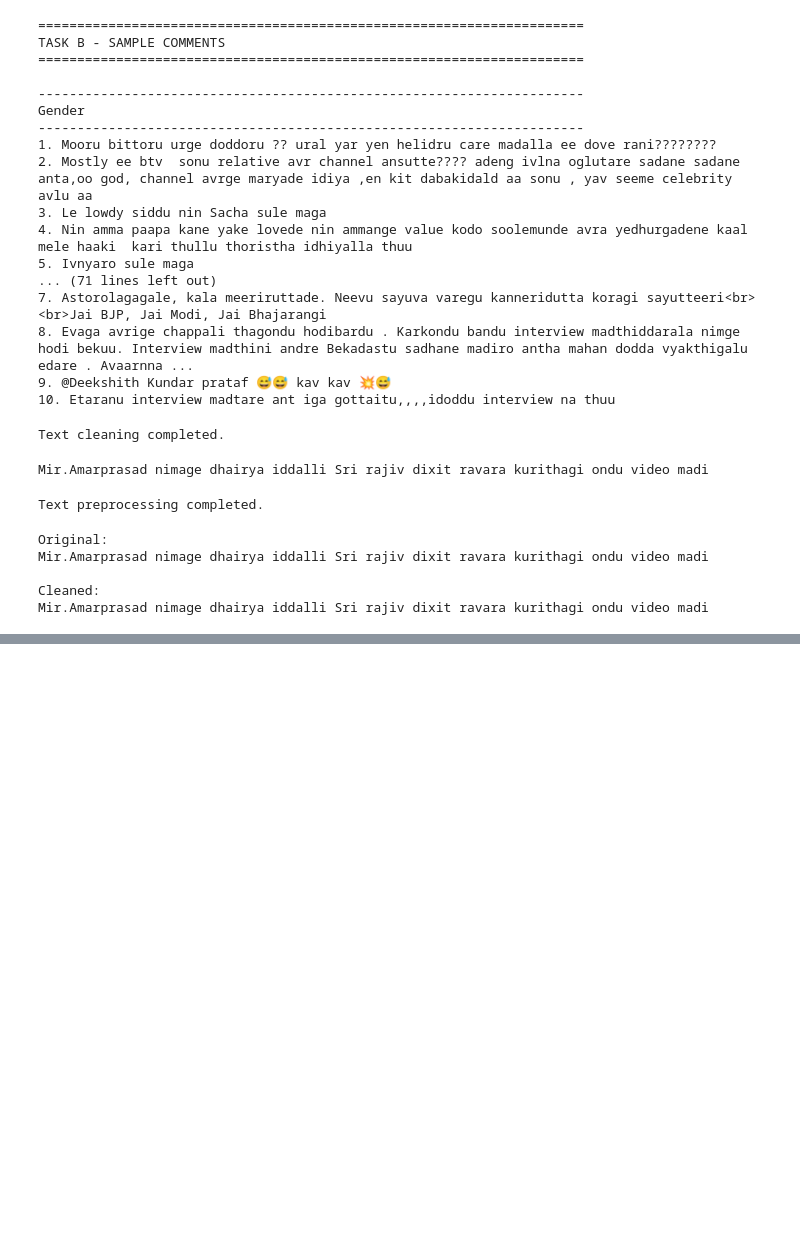
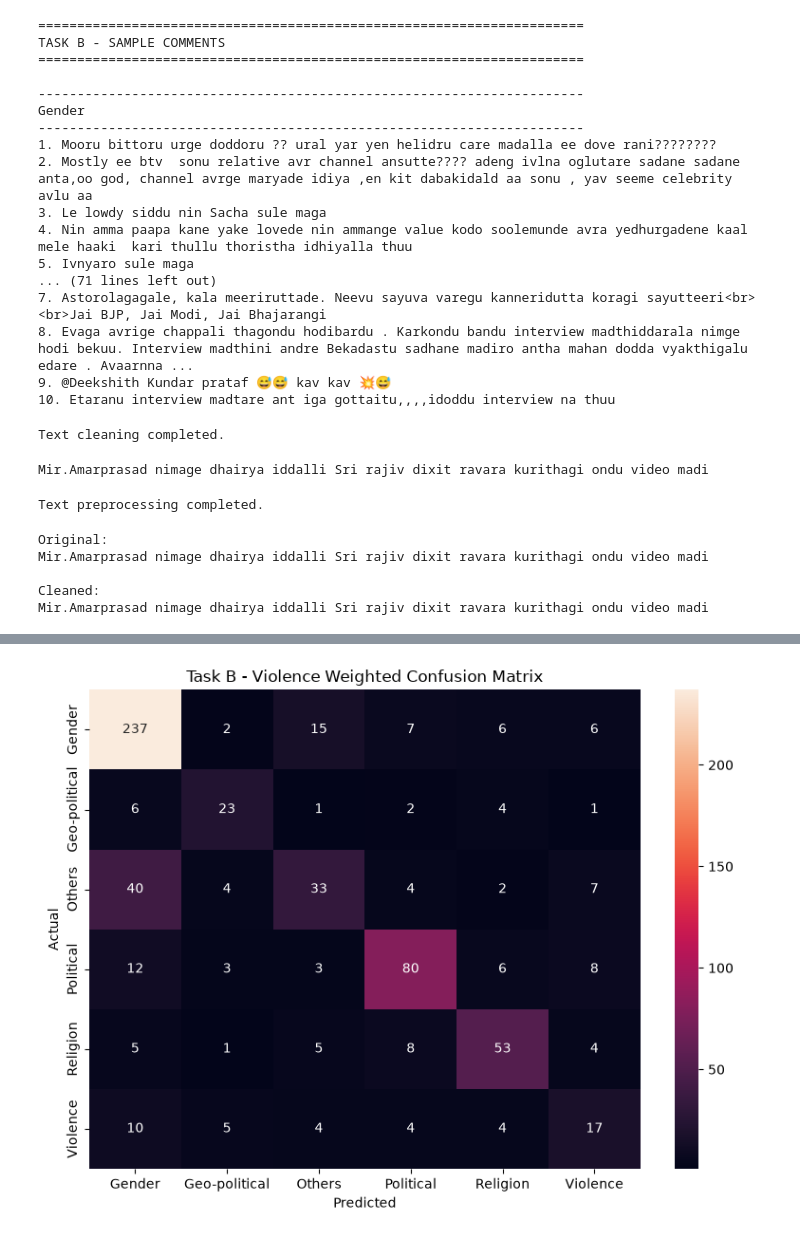
Before and after one commit to shahtaz/hastika, a Jupyter notebook: hastika_v2.ipynb, the cells around one changed output, grey strips where cells are left out. Cells and saved outputs as stored; diff of their text form; code cells hidden in the pictures; blank space fills up the shorter version.

```diff
--- a/hastika_v2.ipynb
+++ b/hastika_v2.ipynb
@@ -764,0 +2625,80 @@ Mir.Amarprasad nimage dhairya iddalli Sri rajiv dixit ravara kurithagi ondu vide
+# %%
+# ============================================================
+# TASK B - EVALUATE BEST VIOLENCE-WEIGHTED MODEL
+# ============================================================
+
+from sklearn.metrics import classification_report, confusion_matrix
+import seaborn as sns
+import matplotlib.pyplot as plt
+
+# Recreate the best model
+best_class_weights = balanced_weights.copy()
+best_class_weights["Violence"] *= 1.75
+
+task_b_violence_weighted = Pipeline([
+    ("tfidf", TfidfVectorizer(
+        analyzer="char",
+        ngram_range=(2, 5),
+        min_df=1,
+        sublinear_tf=True,
+        max_features=100000
+    )),
+    ("classifier", LinearSVC(
+        C=0.25,
+        class_weight=best_class_weights,
+        random_state=42
+    ))
+])
+
+task_b_violence_weighted.fit(
+    X_b_train,
+    y_b_train
+)
+
+y_b_violence_pred = task_b_violence_weighted.predict(X_b_val)
+
+print("=" * 70)
+print("BEST VIOLENCE-WEIGHTED MODEL")
+print("=" * 70)
+
+print(
+    classification_report(
+        y_b_val,
+        y_b_violence_pred,
+        digits=4
+    )
+)
+
+print("Accuracy :", accuracy_score(y_b_val, y_b_violence_pred))
+print(
+    "Macro F1 :",
+    f1_score(
+        y_b_val,
+        y_b_violence_pred,
+        average="macro"
+    )
+)
+
+# Confusion matrix
+cm = confusion_matrix(
+    y_b_val,
+    y_b_violence_pred,
+    labels=sorted(y_b_val.unique())
+)
+
+plt.figure(figsize=(8, 6))
+
+sns.heatmap(
+    cm,
+    annot=True,
+    fmt="d",
+    xticklabels=sorted(y_b_val.unique()),
+    yticklabels=sorted(y_b_val.unique())
+)
+
+plt.xlabel("Predicted")
+plt.ylabel("Actual")
+plt.title("Task B - Violence Weighted Confusion Matrix")
+plt.tight_layout()
+plt.show()
+# %% [output]
@@ -764,0 +2723 @@ Mir.Amarprasad nimage dhairya iddalli Sri rajiv dixit ravara kurithagi ondu vide
+[figure, added]
```
Also changed, not shown: parts of 77 cells of this notebook.
